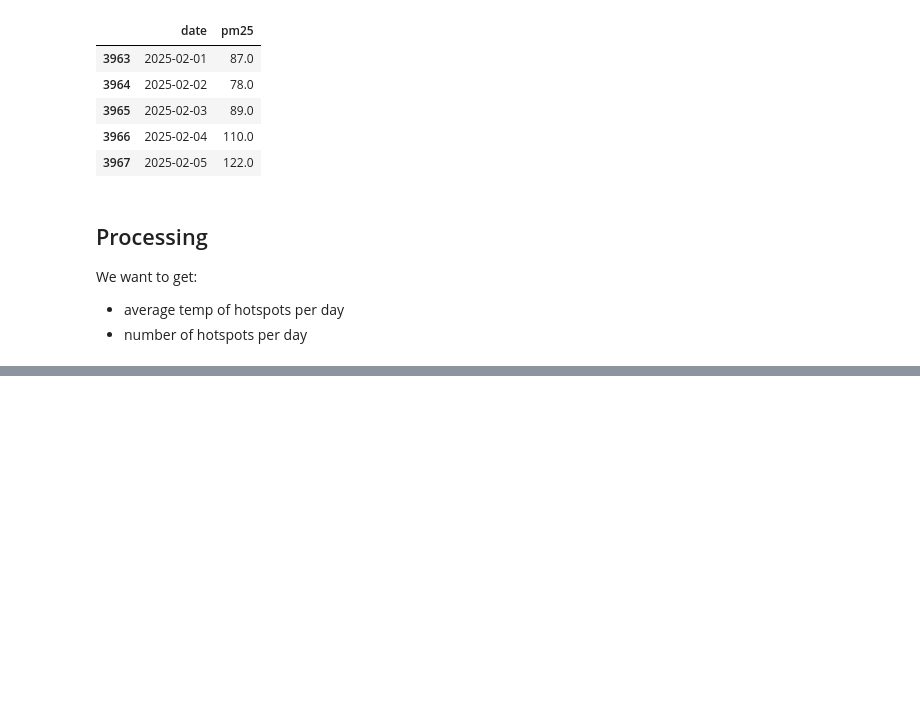
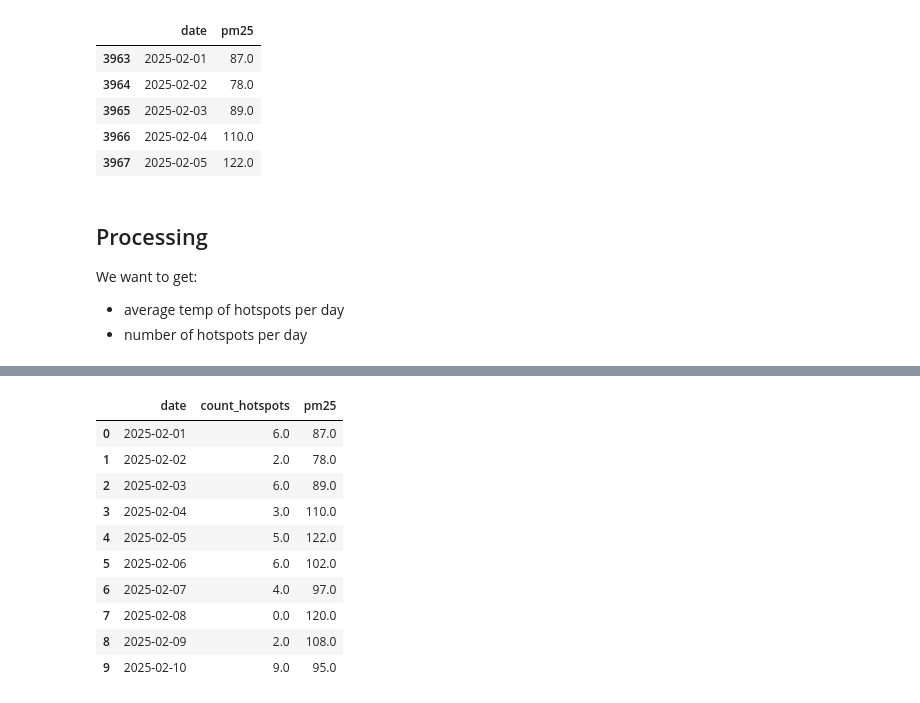
Before and after one commit to dafrose-bajaro/analytics-repo, a Jupyter notebook: notebooks/01_eda_firms.ipynb, the cells around one changed output, grey strips where cells are left out. Drawn from its saved outputs; the diff is of its cells as text; code cells hidden in the pictures; blank space fills up the shorter version.

Commit message:
feat: add timeseries to chiangmai fires and aqi

```diff
--- a/notebooks/01_eda_firms.ipynb
+++ b/notebooks/01_eda_firms.ipynb
@@ -79,8 +89,8 @@ firms_df.head(5)
 | 4 | 2025-02-01 06:16:00 | 75.649994 | 3.48 | POINT (99.82351 12.5212) |
 # %%
 # intersect with chiang mai bounds
-firms_chiang_mai_df = gpd.sjoin(firms_df, chiang_mai_bounds, how="inner")
-firms_chiang_mai_df = firms_chiang_mai_df.drop(
+firms_provinces_df = gpd.sjoin(firms_df, provinces_bounds, how="inner")
+firms_provinces_df = firms_provinces_df.drop(
     columns=[
         "shapeName",
         "shapeISO",
@@ -90,21 +100,19 @@ firms_chiang_mai_df = firms_chiang_mai_df.drop(
         "index_right",
     ]
 )
-firms_chiang_mai_df = firms_chiang_mai_df.sort_values(
-    by=["acq_datetime"], ascending=True
-)
+firms_provinces_df = firms_provinces_df.sort_values(by=["acq_datetime"], ascending=True)
 # firms_chiang_mai_df['geometry'] = firms_chiang_mai_df['geometry'].apply(wkt.loads)
-firms_chiang_mai_df = gpd.GeoDataFrame(firms_chiang_mai_df, geometry="geometry")
-firms_chiang_mai_df = firms_chiang_mai_df.set_crs(epsg=4326)
-firms_chiang_mai_df = firms_chiang_mai_df[
+firms_provinces_df = gpd.GeoDataFrame(firms_provinces_df, geometry="geometry")
+firms_provinces_df = firms_provinces_df.set_crs(epsg=4326)
+firms_provinces_df = firms_provinces_df[
     ["acq_datetime", "bright_ti4", "frp", "geometry"]
 ]
-firms_chiang_mai_df = firms_chiang_mai_df[
-    (firms_chiang_mai_df["acq_datetime"] >= "2025-02-01")
-    & (firms_chiang_mai_df["acq_datetime"] < "2025-04-01")
+firms_provinces_df = firms_provinces_df[
+    (firms_provinces_df["acq_datetime"] >= "2025-02-01")
+    & (firms_provinces_df["acq_datetime"] < "2025-04-01")
 ]
 
-firms_chiang_mai_df.head(5)
+firms_provinces_df.head(5)
 # %% [output]
 |  | acq_datetime | bright_ti4 | frp | geometry |
 | 310 | 2025-02-01 06:18:00 | 68.490021 | 6.19 | POINT (98.58241 17.60752) |
@@ -149,0 +176,16 @@ We want to get:
+# %%
+firms_waqi = firms_date.merge(waqi_df, on="date", how="outer")
+firms_waqi["count_hotspots"] = firms_waqi["count_hotspots"].fillna(0)
+firms_waqi.head(10)
+# %% [output]
+|  | date | count_hotspots | pm25 |
+| 0 | 2025-02-01 | 6.0 | 87.0 |
+| 1 | 2025-02-02 | 2.0 | 78.0 |
+| 2 | 2025-02-03 | 6.0 | 89.0 |
+| 3 | 2025-02-04 | 3.0 | 110.0 |
+| 4 | 2025-02-05 | 5.0 | 122.0 |
+| 5 | 2025-02-06 | 6.0 | 102.0 |
+| 6 | 2025-02-07 | 4.0 | 97.0 |
+| 7 | 2025-02-08 | 0.0 | 120.0 |
+| 8 | 2025-02-09 | 2.0 | 108.0 |
+| 9 | 2025-02-10 | 9.0 | 95.0 |
```
Also changed, not shown: parts of 7 cells of this notebook, 2 other files.
